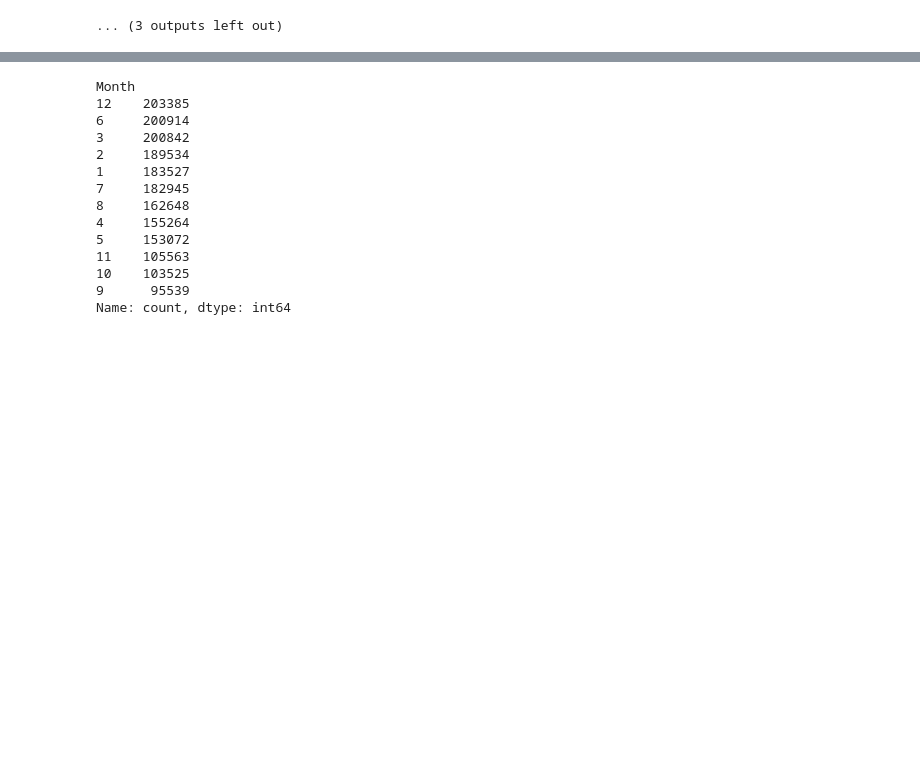
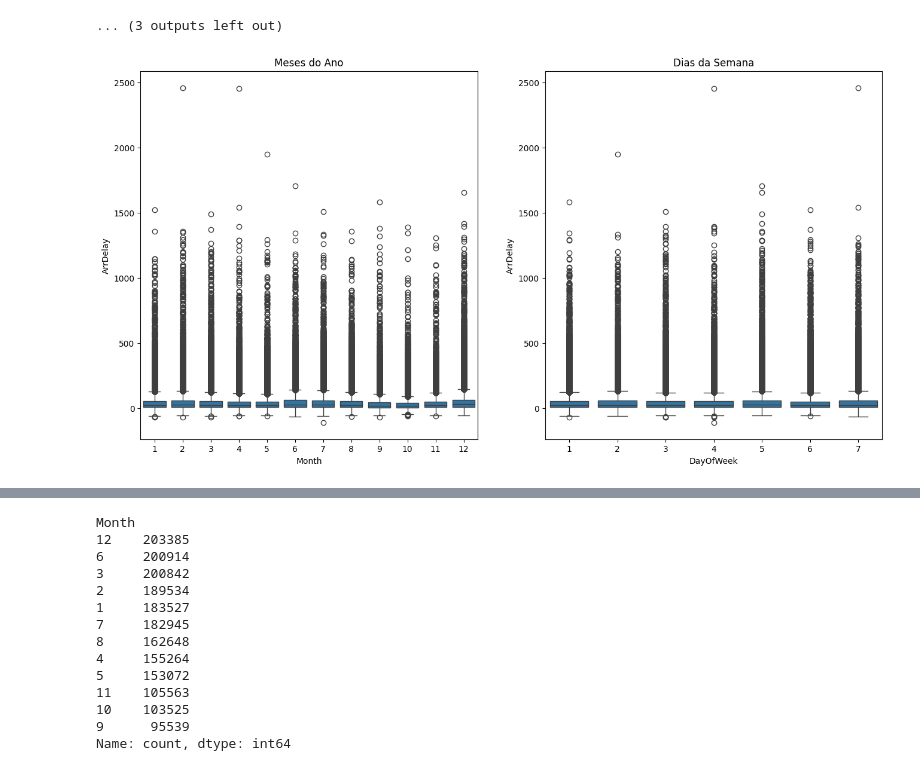
Before and after one commit to AdrielyZBoller/Projeto_Mod05_Ada_VemSerTech, a Jupyter notebook: projeto.ipynb, the cells around one changed output, grey strips where cells are left out. Cells and saved outputs as stored; diff of their text form; code cells hidden in the pictures; blank space fills up the shorter version.

Commit message:
grafico barra mes e dia da semana

```diff
--- a/projeto.ipynb
+++ b/projeto.ipynb
@@ -280,3 +288,14 @@ for i in lista_var_continuas:
 #    ax[0].set_title("Meses do Ano")
 #    ax[1].set_title("Dias da Semana")
 #    plt.show()
+# %%
+fig, ax = plt.subplots(1,2, figsize = ( 16,8))
+#
+sns.boxplot(x='Month', y='ArrDelay', data=df, ax=ax[0])
+sns.boxplot(x='DayOfWeek', y='ArrDelay', data=df, ax=ax[1])
+#
+ax[0].set_title("Meses do Ano")
+ax[1].set_title("Dias da Semana")
+plt.show()
+# %% [output]
+[figure, added]
```
Also changed, not shown: parts of 6 cells of this notebook.
